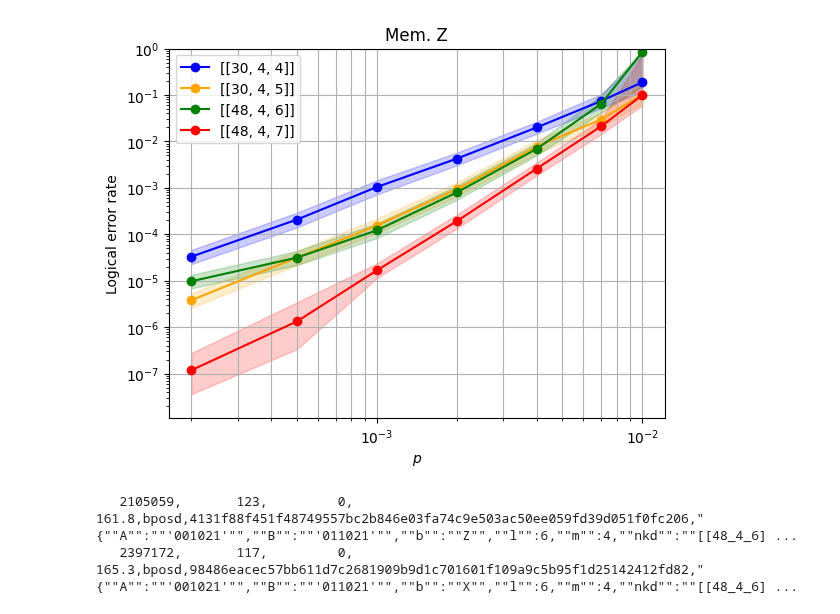
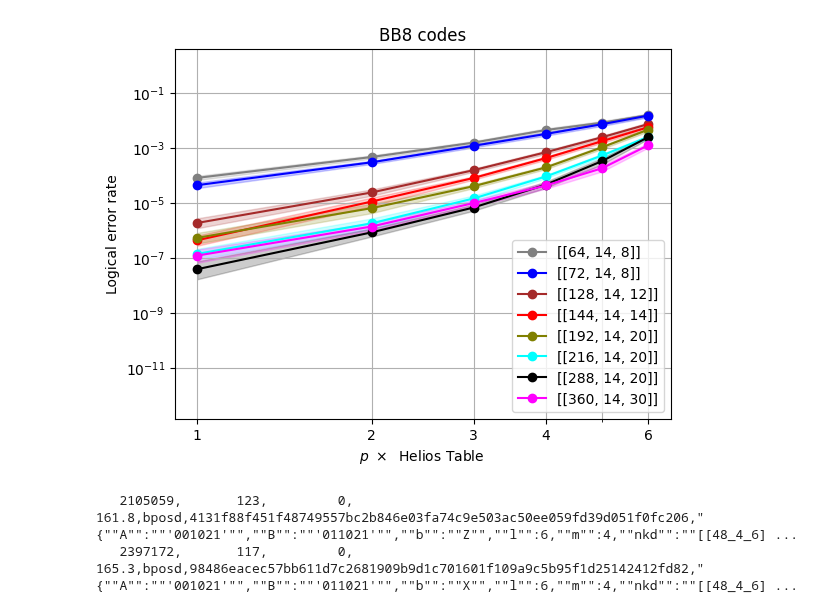
Before and after one commit to wamud/bb-ions, a Jupyter notebook: scripts/plot_mem_exp.ipynb, the cells around one changed output. Saved outputs shown, nothing was run; the diff lists cells and outputs as text; code cells hidden in the pictures.

Commit message:
moved bigger BB8 code stats, plotted them. The found 288 and 360 BB8 codes were several orders of magnitude worse than the BB6 codes

```diff
--- a/scripts/plot_mem_exp.ipynb
+++ b/scripts/plot_mem_exp.ipynb
@@ -3,11 +34,15 @@ from glob import glob
 import sinter
 import re
 import matplotlib.pyplot as plt
+import pickle
 
-files = glob('../collected_stats/BB5_comparison.csv')
+files = glob('../collected_stats/helios_noise/bb8/*.csv')
+if len(files) == 0:
+    print("No circuits")
+
 collected_stats = sinter.stats_from_csv_files(*files)
 
-# import pickle
-
-# with open('../collected_stats/helios_noise/helios_collected_stats.pkl', 'rb') as f:
-#     collected_stats = pickle.load(f)
+# with open('../collected_stats/helios_noise/bb8/combined.pkl', 'wb') as f:
+#     pickle.dump(collected_stats, f) # save collected stats as pickle
+# with open('../collected_stats/helios_noise/bb8/combined.pkl', 'rb') as f:
+#     collected_stats = pickle.load(f)  # import collected stats
@@ -45,38 +49,31 @@ def my_axis_options(ax):
 # %%
 import random
 import matplotlib.colors as mcolors
 
+excluded_B = {"185261175274", "05875534", "0112111534"}
 
 fig, ax = plt.subplots(1, 1)
 sinter.plot_error_rate(
     ax=ax,
     stats=collected_stats,
-    x_func=lambda stats: stats.json_metadata['p'], #multiply by 1e3 if want as multiple of Helios noise
+    x_func=lambda stats: 1000 *stats.json_metadata['p'], #multiply by 1e3 if want as multiple of Helios noise
 
     group_func=lambda s: s.json_metadata['nkd'],
     failure_units_per_shot_func = lambda stats: stats.json_metadata['r'], # set as num_rounds ('r') failure units to find pL per round ... multiply by k = 4 to get per logical qubit?
     filter_func=lambda s:
-        s.json_metadata['p'] > 1e-4 and
-        s.json_metadata['b'] == 'Z'
+        s.json_metadata['b'] == 'X' and
+        not any(b in s.json_metadata.get('B', '') for b in excluded_B)
         ,
-
     plot_args_func = lambda index, curve_id: {
-        'color':
-            'blue' if '30_4_4' in curve_id else
-            'orange' if '30_4_5' in curve_id else
-            'green' if '48_4_6' in curve_id else
-            'red' if '48_4_7' in curve_id else
-
-
-        # 'green' if '108' in curve_id else 'red' if '144' in curve_id else 'orange' if '90' in curve_id else 'blue' if '72' in curve_id else 'black' if '288' in curve_id else 'magenta' if '360' in curve_id else 'green' if '192' in curve_id else
+        'color': 'green' if '108' in curve_id else 'red' if '144' in curve_id else 'orange' if '90' in curve_id else 'blue' if '72' in curve_id else 'black' if '288' in curve_id else 'magenta' if '360' in curve_id else 'olive' if '192' in curve_id else 'cyan' if '216' in curve_id else 'brown' if '128' in curve_id else 'gray' if '64' in curve_id else
         random.choice(list(mcolors.TABLEAU_COLORS.values()))
         ,
         'marker': 'o'
         }
         )
 my_axis_options(ax)
 # %% [output]
-[figure, old version]
+[figure, new version]
 # %%
 for stat in collected_stats:
     if '48_4_6' in stat.json_metadata['nkd']:
```
Also changed, not shown: parts of 2 cells of this notebook, 12 other files.
